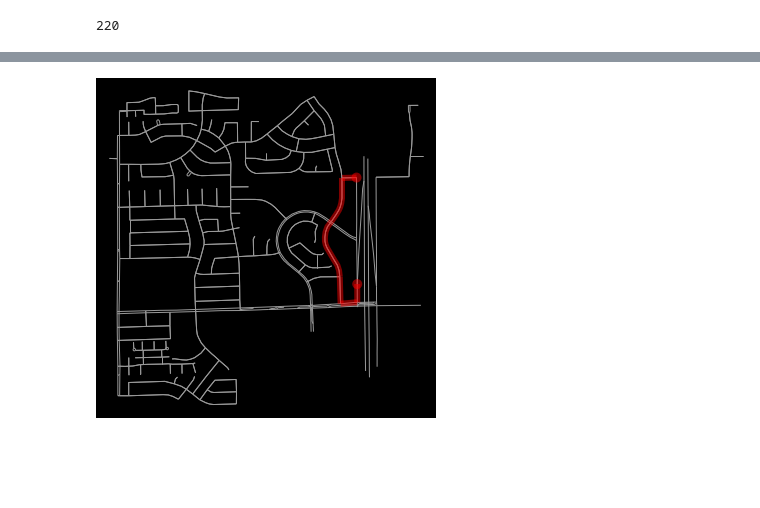
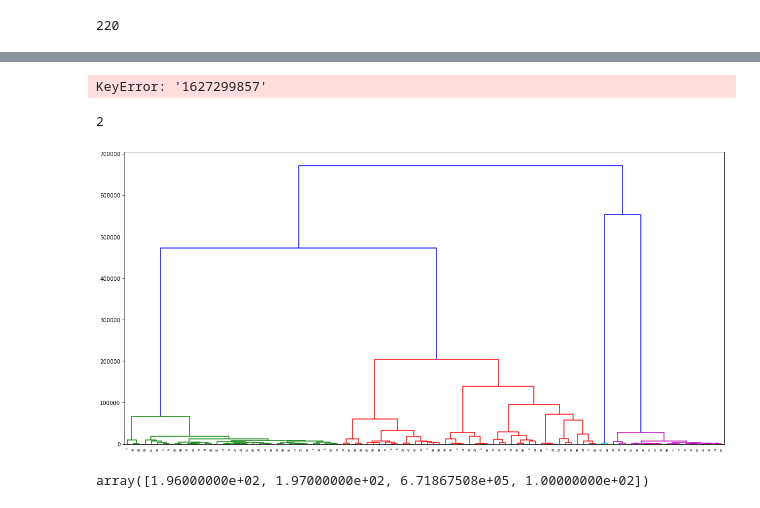
Before and after one commit to vladbusel/graph_tasks, a Jupyter notebook: solution.ipynb, the cells around one changed output, grey strips where cells are left out. Saved outputs shown, nothing was run; the diff lists cells and outputs as text; code cells hidden in the pictures; blank space fills up the shorter version.

Commit message:
Add clustering and get from any cluster id list

```diff
--- a/solution.ipynb
+++ b/solution.ipynb
@@ -313,14 +304,14 @@ def dijkstra(G,_from,to_list):
 # to_list = ['4','2']
 # ok.add_edges_from([('1','2', {'weight': 1}), ('1','3', {'weight': 2}), ('3','4', {'weight': 5}), ('4','5', {'weight': 6}), ('5','6', {'weight': 10}), ('2','7', {'weight': 100}), ('7','8', {'weight': 3})])
 # %%
-g = initialize_single_sourse(ok, '1')
-finish = 0
-nodes = MinNodeHeap(g)
-nodes.build_min_heap(ok.nodes)
-while nodes.size > 0 and finish < len(to_list):
-    u = nodes.extract_min()
-    if to_list.count(u) > 0:
-        finish += 1
-    for v in ok.successors(u):
-        relax(ok,nodes,u,v)
-g
+# g = initialize_single_sourse(ok, '1')
+# finish = 0
+# nodes = MinNodeHeap(g)
+# nodes.build_min_heap(ok.nodes)
+# while nodes.size > 0 and finish < len(to_list):
+#     u = nodes.extract_min()
+#     if to_list.count(u) > 0:
+#         finish += 1
+#     for v in ok.successors(u):
+#         relax(ok,nodes,u,v)
+# g
@@ -589,3 +574,12 @@ fig, ax = ox.plot_graph_routes(G_d, routes_temp_2)
 # %%
 from scipy.cluster.hierarchy import dendrogram, linkage
 from matplotlib import pyplot as plt
+# %%
+import collections
+matrix = []
+for house_id in houses_id:
+    pre_vector = dijkstra(G, house_id, houses_id)
+    filtered_vector = {k:v for k,v in pre_vector.items() if not math.isinf(v["weight"]) and k in houses_id}
+    sorted_vector = collections.OrderedDict(sorted(filtered_vector.items()))
+    vector = list(map(lambda x: x['weight'], list(sorted_vector.values())))
+    matrix.append(vector)
@@ -592,5 +598,28 @@ from matplotlib import pyplot as plt
+# %%
+#Для 2 кластеров развернем в индексы node
+first_cluster = cluster_cash[-1,0]
+first_cluster_nodes = cluster_to_id_list(first_cluster, cluster_cash, houses_id, len(houses_id))
+
+kek = first_cluster_nodes[2]
+nodes_data[kek]
+# first_centroid = get_centroid_coords(first_cluster_nodes)
+# first_centroid_id = get_id(first_centroid)
+# first_tree, first_tree_sum, first_little_sum = get_tree_and_sum(G, first_centroid_id, first_cluster_nodes)
+# from scipy.cluster.hierarchy import leaves_list, ClusterNode
+
+# first_cluster_index = cluster_cash.shape[0]
+# first_cluster_id = first_cluster_index - 1
+# print(ClusterNode(first_cluster_id))
+# %% [output]
+KeyError: '1627299857'
+# %%
+import numpy as np
+matrix_np = np.array(matrix)
+# %% [output]
+2
 # %%
-matrix = [dijkstra(G_ox, current_id, nodes_id).values()["weight"] for current_id in nodes_id]
-cluster_cash = linkage(matrix, 'complete')
-fig = plt.figure(figsize=(25, 10))
+cluster_cash = linkage(matrix_np, 'complete')
+fig = plt.figure(figsize=(20, 10))
 dn = dendrogram(cluster_cash)
+# %% [output]
+[figure, added]
@@ -617,10 +626,4 @@ first_tree, first_tree_sum, first_little_sum = get_tree_and_sum(G,first_centroid
-# %%
-G2 = ox.graph_from_address('N. Sicily Pl., Chandler, Arizona', network_type='drive')
-origin = (33.307792, -111.894940)
-destination = (33.312994, -111.894998)
-origin_node = ox.get_nearest_node(G2, origin)
-destination_node = ox.get_nearest_node(G2, destination)
-route = nx.shortest_path(G2, origin_node, destination_node)
-fig, ax = ox.plot_graph_route(G2, route, route_linewidth=6, node_size=0, bgcolor='k')
-# %% [output]
-[figure, removed]
+# %%
+cluster_cash[-1,:]
+# %% [output]
+array([1.96000000e+02, 1.97000000e+02, 6.71867508e+05, 1.00000000e+02])
```
Also changed, not shown: parts of 12 cells of this notebook.
